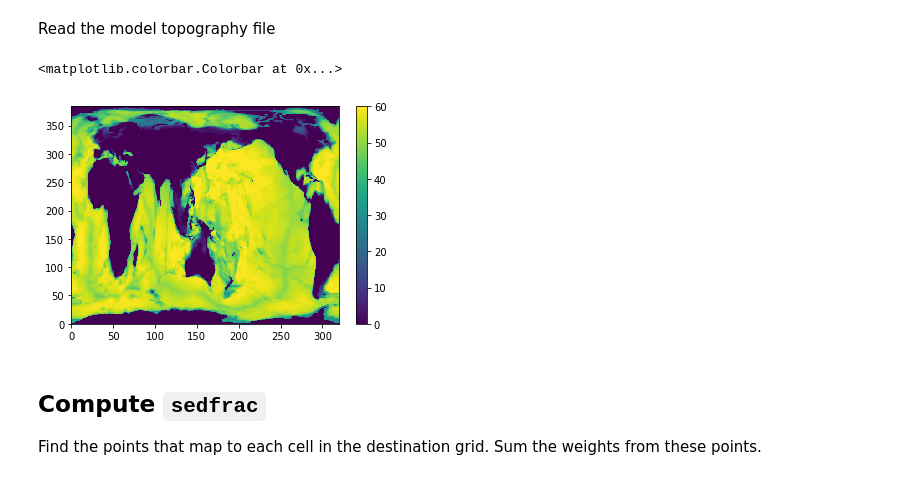
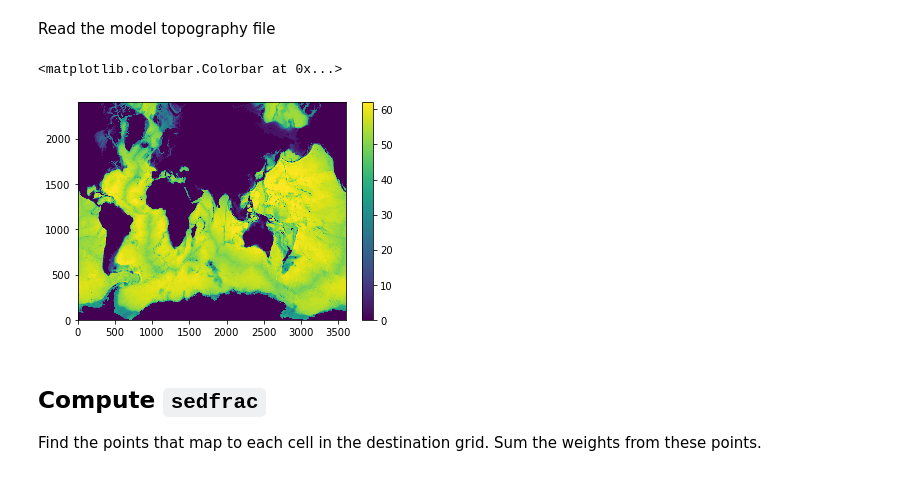
Before and after one commit to marbl-ecosys/forcing-Fe-sedflux, a Jupyter notebook: notebooks/_sedfrac_compute.ipynb, the cells around one changed output. Cells and saved outputs as stored; diff of their text form; code cells hidden in the pictures.

```diff
--- a/notebooks/_sedfrac_compute.ipynb
+++ b/notebooks/_sedfrac_compute.ipynb
@@ -35,3 +38,5 @@ dst_grid = 'POP_gx1v7'
+# %%
+dst_grid = 'POP_tx0.1v3'
 # %%
 src_grid = 'etopo1'
 
@@ -114,16 +136,17 @@ Read the model topography file
 # %%
 topo_file = util.file_name_pop_topography(dst_grid)
 kmt_flat = np.fromfile(topo_file, dtype='>i4', count=-1)
+kmt = kmt_flat.reshape(dims_dst)
 
 assert kmt_flat.shape[0] == np.prod(dims_dst)
 assert kmt_flat.max() <= len(z_t)
+assert (kmt == ds_dst_grid.KMT.values).all()
 
-kmt = kmt_flat.reshape(dims_dst)
 plt.pcolormesh(kmt)
 plt.colorbar()
 # %% [output]
 <matplotlib.colorbar.Colorbar at 0x...>
-[figure, old version]
+[figure, new version]
 # %% [markdown]
 ## Compute `sedfrac`
 
```
Also changed, not shown: parts of 29 cells of this notebook, 9 other files.
